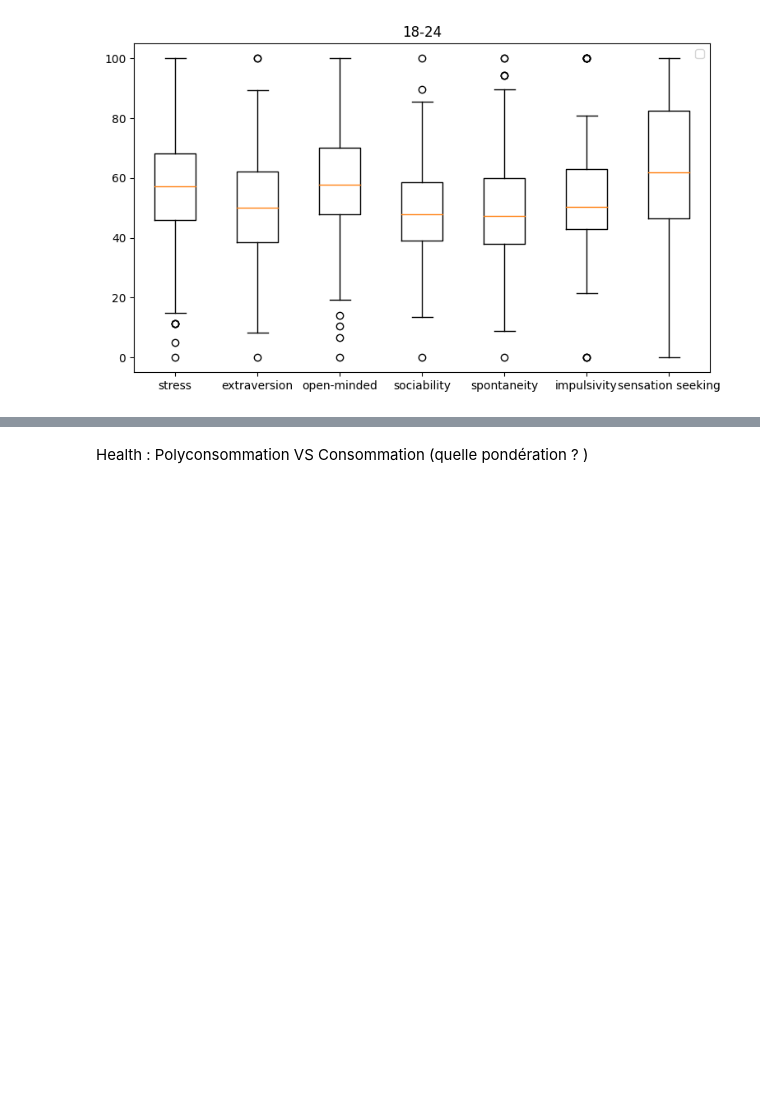
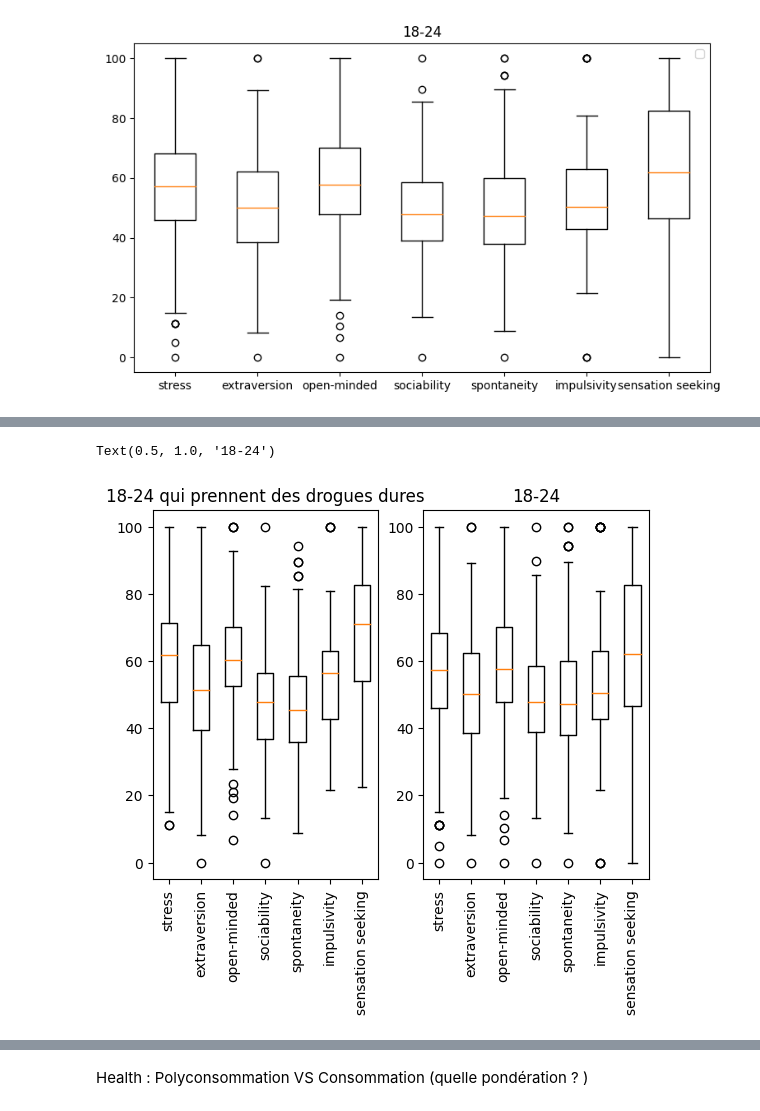
Before and after one commit to RayaneBDJ/Data-Analysis, a Jupyter notebook: FinalTP.ipynb, the cells around one changed output, grey strips where cells are left out. Drawn from its saved outputs; the diff is of its cells as text; code cells hidden in the pictures; blank space fills up the shorter version.

```diff
--- a/FinalTP.ipynb
+++ b/FinalTP.ipynb
@@ -1011,0 +1176,31 @@ No artists with labels found to put in legend.  Note that artists whose label st
+# %%
+fig, axis = plt.subplots(1, 2)
+
+axis[0].boxplot([
+df_for_plot3["nscore"],
+df_for_plot3["escore"],
+df_for_plot3["oscore"],
+df_for_plot3["ascore"],
+df_for_plot3["cscore"],
+df_for_plot3["iscore"],
+df_for_plot3["sscore"]])
+
+axis[1].boxplot([
+perso_jeunes["nscore"],
+perso_jeunes["escore"],
+perso_jeunes["oscore"],
+perso_jeunes["ascore"],
+perso_jeunes["cscore"],
+perso_jeunes["iscore"],
+perso_jeunes["sscore"]])
+
+axis[0].set_xticklabels(["stress", "extraversion", "open-minded", "sociability", "spontaneity", "impulsivity", "sensation seeking"], rotation = 90)
+
+axis[0].set_title("18-24 qui prennent des drogues dures")
+
+axis[1].set_xticklabels(["stress", "extraversion", "open-minded", "sociability", "spontaneity", "impulsivity", "sensation seeking"], rotation = 90)
+
+axis[1].set_title("18-24")
+# %% [output]
+Text(0.5, 1.0, '18-24')
+[figure, added]
```
Also changed, not shown: parts of 19 cells of this notebook.
